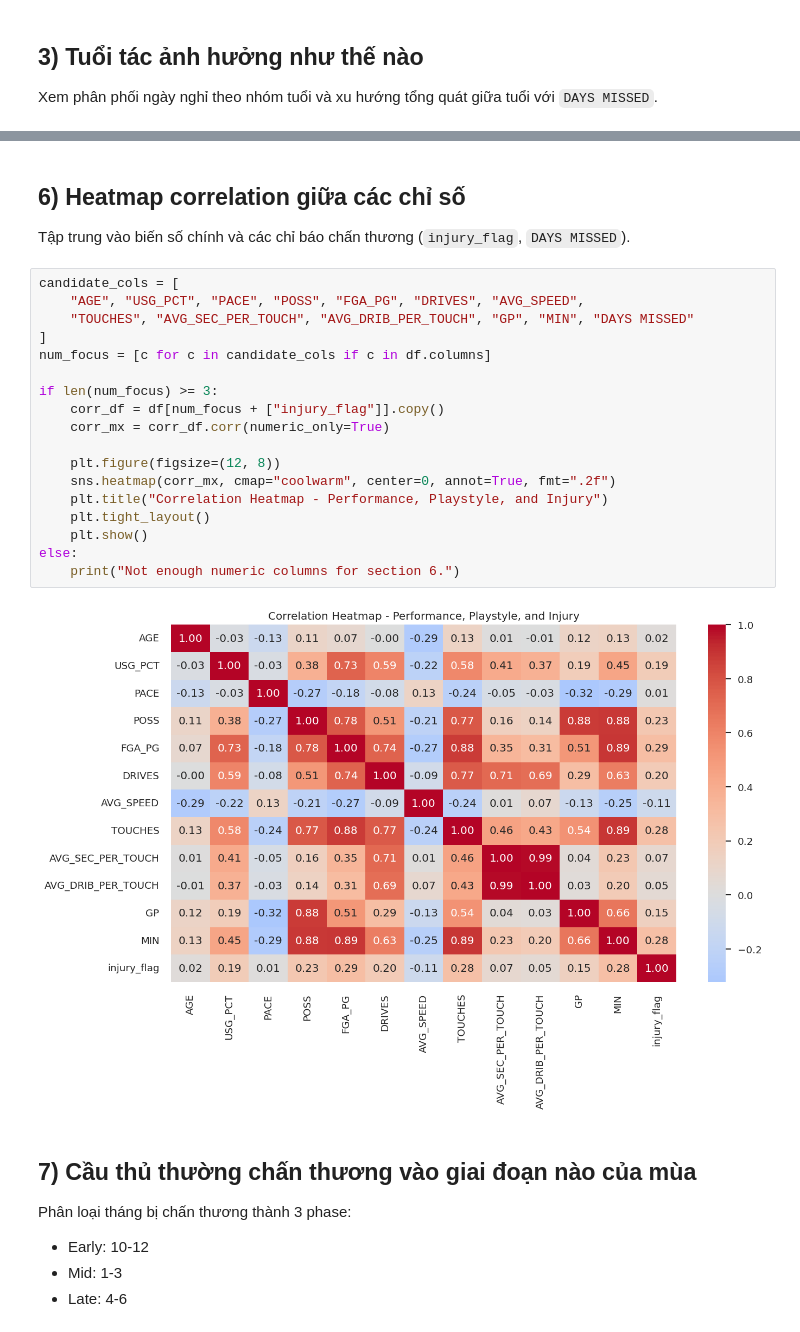
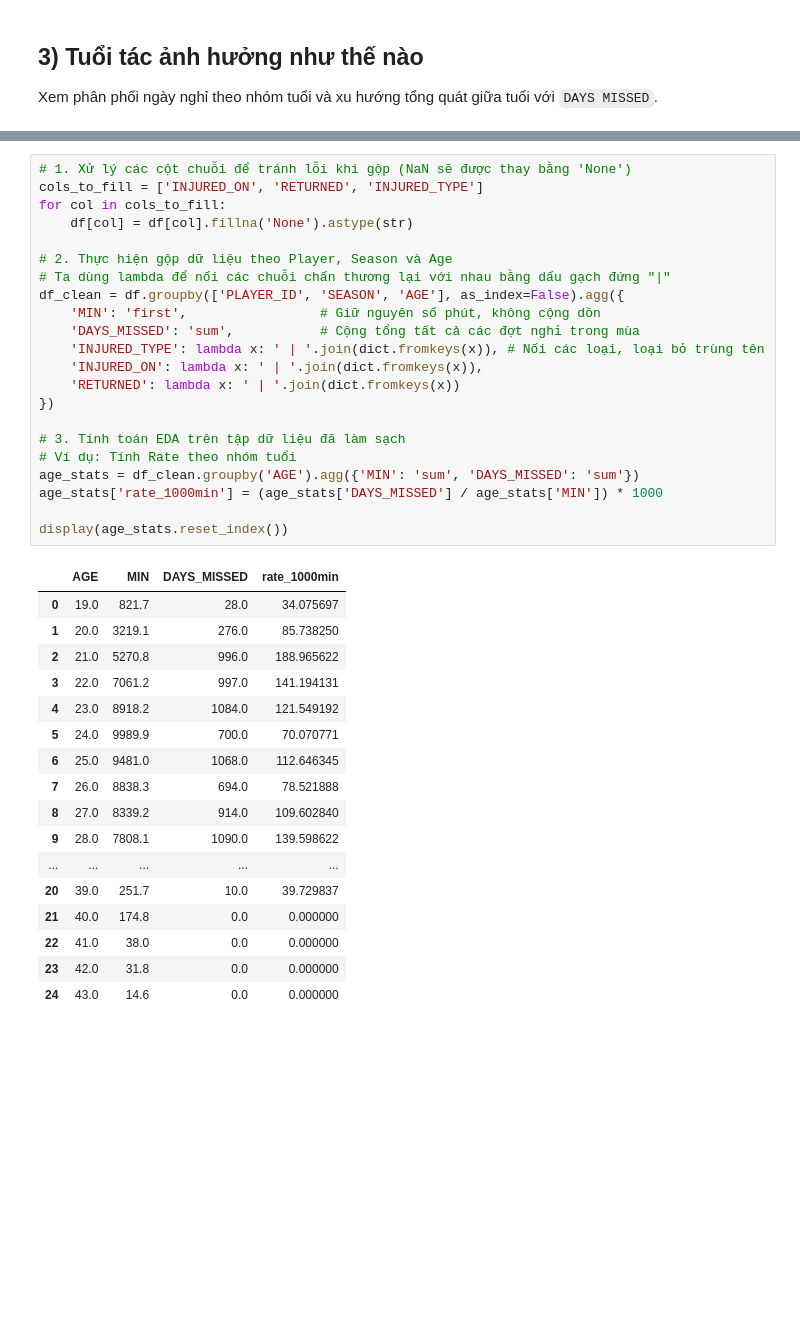
Before and after one commit to ducvu0904/NBA-2013-2023-injuries-analysis, a Jupyter notebook: EDA.ipynb, the cells around one changed output, grey strips where cells are left out. Saved outputs shown, nothing was run; the diff lists cells and outputs as text; blank space fills up the shorter version.

```diff
--- a/EDA.ipynb
+++ b/EDA.ipynb
@@ -662,29 +353,40 @@ else:
-# %% [markdown]
-## 6) Heatmap correlation giữa các chỉ số
-Tập trung vào biến số chính và các chỉ báo chấn thương (`injury_flag`, `DAYS MISSED`).
-# %%
-candidate_cols = [
-    "AGE", "USG_PCT", "PACE", "POSS", "FGA_PG", "DRIVES", "AVG_SPEED",
-    "TOUCHES", "AVG_SEC_PER_TOUCH", "AVG_DRIB_PER_TOUCH", "GP", "MIN", "DAYS MISSED"
-]
-num_focus = [c for c in candidate_cols if c in df.columns]
-
-if len(num_focus) >= 3:
-    corr_df = df[num_focus + ["injury_flag"]].copy()
-    corr_mx = corr_df.corr(numeric_only=True)
-
-    plt.figure(figsize=(12, 8))
-    sns.heatmap(corr_mx, cmap="coolwarm", center=0, annot=True, fmt=".2f")
-    plt.title("Correlation Heatmap - Performance, Playstyle, and Injury")
-    plt.tight_layout()
-    plt.show()
-else:
-    print("Not enough numeric columns for section 6.")
-# %% [output]
-[figure, removed]
-# %% [markdown]
-## 7) Cầu thủ thường chấn thương vào giai đoạn nào của mùa
-Phân loại tháng bị chấn thương thành 3 phase:
-- Early: 10-12
-- Mid: 1-3
-- Late: 4-6
+# %%
+# 1. Xử lý các cột chuỗi để tránh lỗi khi gộp (NaN sẽ được thay bằng 'None')
+cols_to_fill = ['INJURED_ON', 'RETURNED', 'INJURED_TYPE']
+for col in cols_to_fill:
+    df[col] = df[col].fillna('None').astype(str)
+
+# 2. Thực hiện gộp dữ liệu theo Player, Season và Age
+# Ta dùng lambda để nối các chuỗi chấn thương lại với nhau bằng dấu gạch đứng "|"
+df_clean = df.groupby(['PLAYER_ID', 'SEASON', 'AGE'], as_index=False).agg({
+    'MIN': 'first',                 # Giữ nguyên số phút, không cộng dồn
+    'DAYS_MISSED': 'sum',           # Cộng tổng tất cả các đợt nghỉ trong mùa
+    'INJURED_TYPE': lambda x: ' | '.join(dict.fromkeys(x)), # Nối các loại, loại bỏ trùng tên
+    'INJURED_ON': lambda x: ' | '.join(dict.fromkeys(x)),
+    'RETURNED': lambda x: ' | '.join(dict.fromkeys(x))
+})
+
+# 3. Tính toán EDA trên tập dữ liệu đã làm sạch
+# Ví dụ: Tính Rate theo nhóm tuổi
+age_stats = df_clean.groupby('AGE').agg({'MIN': 'sum', 'DAYS_MISSED': 'sum'})
+age_stats['rate_1000min'] = (age_stats['DAYS_MISSED'] / age_stats['MIN']) * 1000
+
+display(age_stats.reset_index())
+# %% [output]
+|  | AGE | MIN | DAYS_MISSED | rate_1000min |
+| 0 | 19.0 | 821.7 | 28.0 | 34.075697 |
+| 1 | 20.0 | 3219.1 | 276.0 | 85.738250 |
+| 2 | 21.0 | 5270.8 | 996.0 | 188.965622 |
+| 3 | 22.0 | 7061.2 | 997.0 | 141.194131 |
+| 4 | 23.0 | 8918.2 | 1084.0 | 121.549192 |
+| 5 | 24.0 | 9989.9 | 700.0 | 70.070771 |
+| 6 | 25.0 | 9481.0 | 1068.0 | 112.646345 |
+| 7 | 26.0 | 8838.3 | 694.0 | 78.521888 |
+| 8 | 27.0 | 8339.2 | 914.0 | 109.602840 |
+| 9 | 28.0 | 7808.1 | 1090.0 | 139.598622 |
+| ... | ... | ... | ... | ... |
+| 20 | 39.0 | 251.7 | 10.0 | 39.729837 |
+| 21 | 40.0 | 174.8 | 0.0 | 0.000000 |
+| 22 | 41.0 | 38.0 | 0.0 | 0.000000 |
+| 23 | 42.0 | 31.8 | 0.0 | 0.000000 |
+| 24 | 43.0 | 14.6 | 0.0 | 0.000000 |
```
Also changed, not shown: parts of 17 cells of this notebook, 7 other files.
